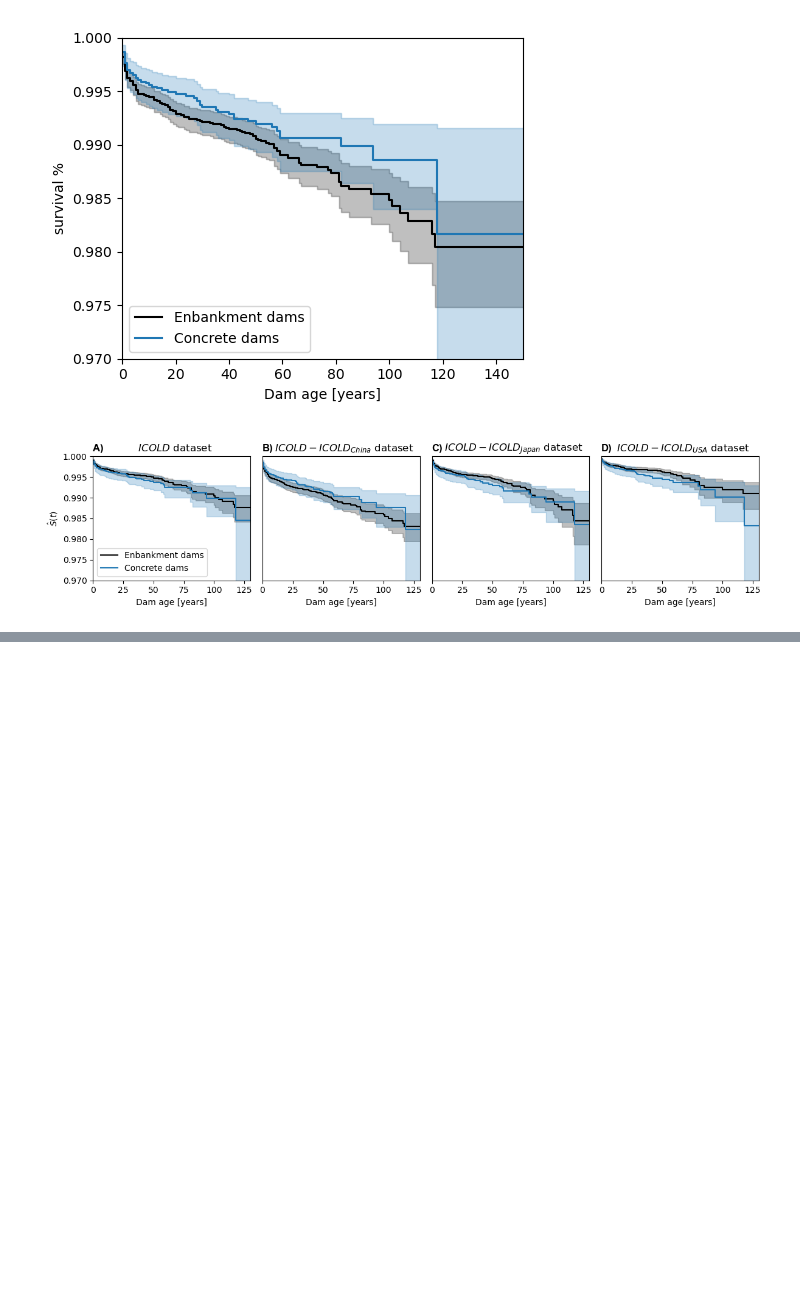
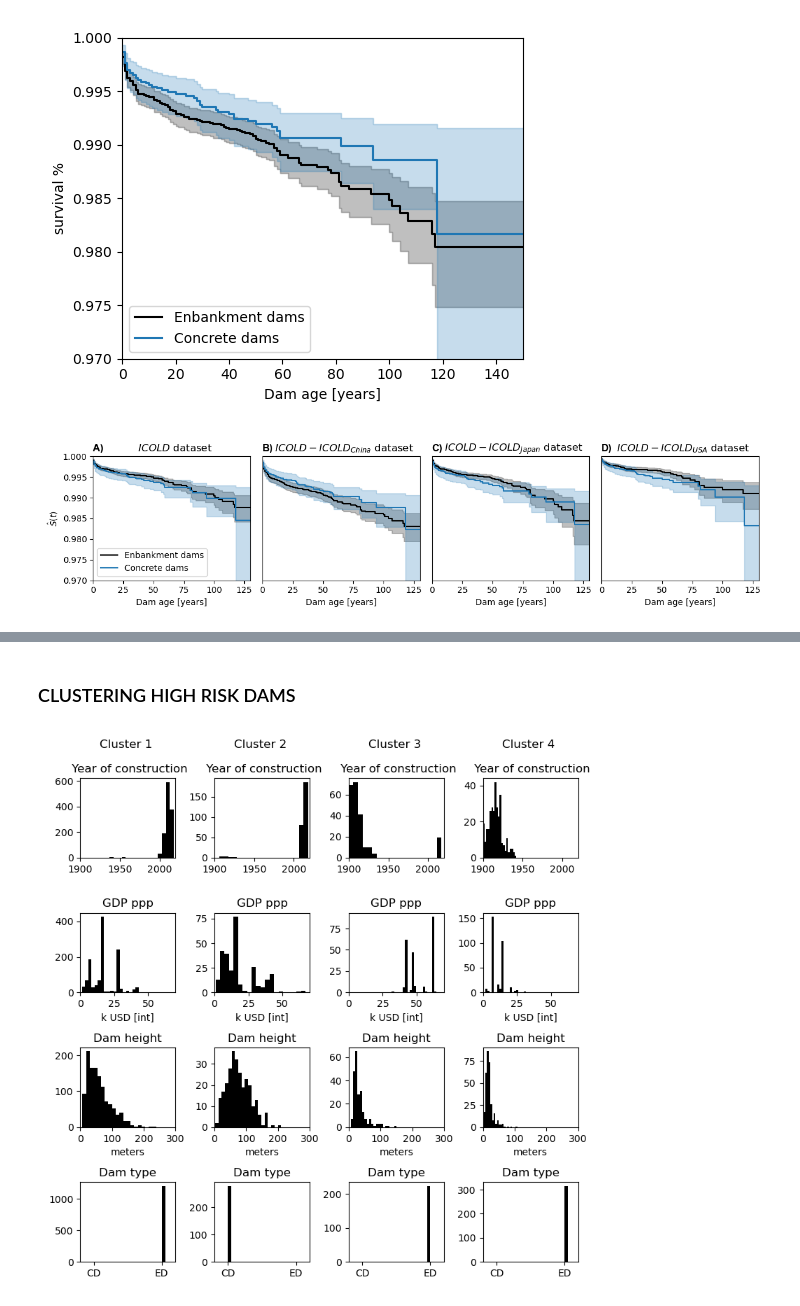
Before and after one commit to Argantonio65/Dams_Survival_Analysis, a Jupyter notebook: SurvivalAnalysis_sub.ipynb, the cells around one changed output, grey strips where cells are left out. Cells and saved outputs as stored; diff of their text form; code cells hidden in the pictures; blank space fills up the shorter version.

```diff
--- a/SurvivalAnalysis_sub.ipynb
+++ b/SurvivalAnalysis_sub.ipynb
@@ -980,0 +1061,18 @@ plt.tight_layout()
+# %%
+### Prepare model
+
+data_surv_subset = data_surv_s[(data_surv_s.country != 'China') & (data_surv_s.year_const >= 1900)].copy()
+
+# CPH without china
+data_dummy_nochina = pd.get_dummies(data_surv_subset[['time_f', 'failure', 'year_const', 'continent', 'h','type', 'GDP']], drop_first=True)
+
+data_dummy2 = data_dummy_nochina.copy()
+data_dummy2['h_2'] = np.power(data_dummy2['h'], 2)
+
+covariates = 'bs(year_const, df=3, lower_bound=1900, upper_bound=2020) + h + h_2 + type_ED + GDP'
+
+cph = lifelines.CoxPHFitter().fit(data_dummy2, duration_col = 'time_f', event_col = 'failure', formula = covariates)
+
+data_dummy2.loc[data_dummy2['time_f'] == 0, 'time_f'] += 0.001
+
+wf = lifelines.WeibullAFTFitter().fit(data_dummy2, "time_f", "failure", fit_intercept = False, formula = covariates)
@@ -980,0 +1191,60 @@ plt.tight_layout()
+# %% [markdown]
+### CLUSTERING HIGH RISK DAMS
+# %%
+from kneed import KneeLocator
+from sklearn.cluster import KMeans
+from sklearn.preprocessing import StandardScaler
+
+kmeans_kwargs = {
+     "init": "random",
+      "n_init": 10,
+       "max_iter": 300,
+       "random_state": 42 }
+
+clustered_risk_dams = testcase[testcase['Prob_2019'] > 1E-4][['year_const', 'GDP', 'h', 'type_ED']]
+scaler = StandardScaler()
+scaled_features = scaler.fit_transform(clustered_risk_dams)
+
+#### CLUSTERING HIGH RISK DAMS
+
+clustered_risk_dams = testcase[testcase['Prob_2019'] > 1E-4][['year_const', 'GDP', 'h', 'type_ED']]
+scaler = StandardScaler()
+scaled_features = scaler.fit_transform(clustered_risk_dams)
+
+kmeans = KMeans(n_clusters=4, random_state=0).fit(scaled_features)
+label = kmeans.fit_predict(scaled_features)
+centroids = kmeans.cluster_centers_
+
+clustered_risk_dams['label'] = label
+
+fig, ax = plt.subplots(4,4, figsize = (8,8))
+
+# list_c = [2, ]
+for i in range(4):
+    ax1 = ax[0,i]
+    ax1.set_title(f'Cluster {i + 1} \n \n Year of construction')
+    ax1.hist(clustered_risk_dams[clustered_risk_dams.label == i]['year_const'], bins = 20, color = 'k', density = False, label = 'Class 1')
+    ax1.set_xlim(1900, 2020)
+
+    ax1 = ax[1,i]
+    ax1.set_title('GDP ppp')
+    ax1.hist(clustered_risk_dams[clustered_risk_dams.label == i]['GDP'], bins = 20, color = 'k', density = False, label = 'Class 1')
+    ax1.set_xlim(0, 70)
+    ax1.set_xlabel('k USD [int]')
+
+    ax1 = ax[2,i]
+    ax1.set_title('Dam height')
+    ax1.hist(clustered_risk_dams[clustered_risk_dams.label == i]['h'], bins = 20, color = 'k', density = False, label = 'Class 1')
+    ax1.set_xlim(0, 300)
+    ax1.set_xlabel('meters')
+
+    ax1 = ax[3,i]
+    ax1.set_title('Dam type')
+    ax1.hist(clustered_risk_dams[clustered_risk_dams.label == i]['type_ED'], bins = 20, color = 'k', density = False, label = 'Class 1')
+    ax1.set_xlim(-0.2, 1.2)
+    ax1.set_xticks([0,1])
+    ax1.set_xticklabels(['CD', 'ED'])
+
+plt.tight_layout()
+# %% [output]
+[figure, added]
```
Also changed, not shown: parts of 16 cells of this notebook.
